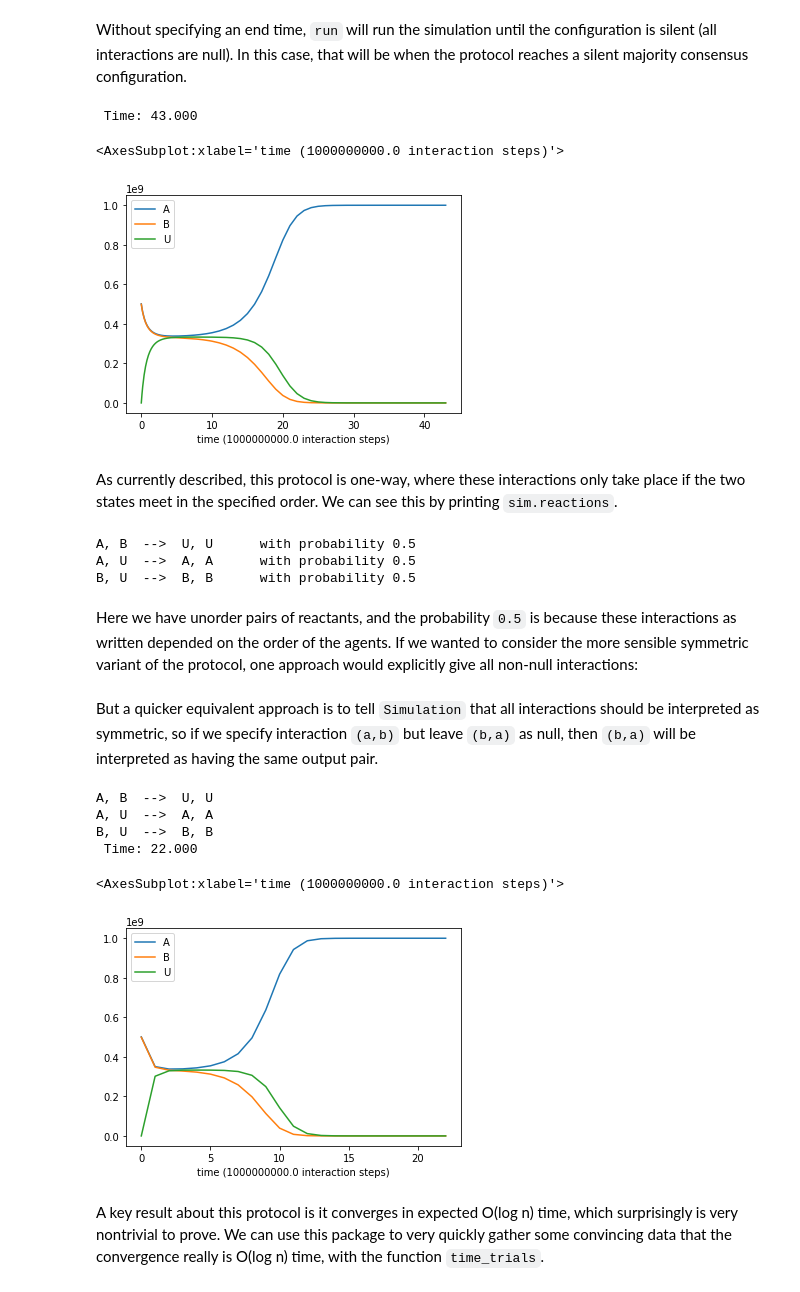
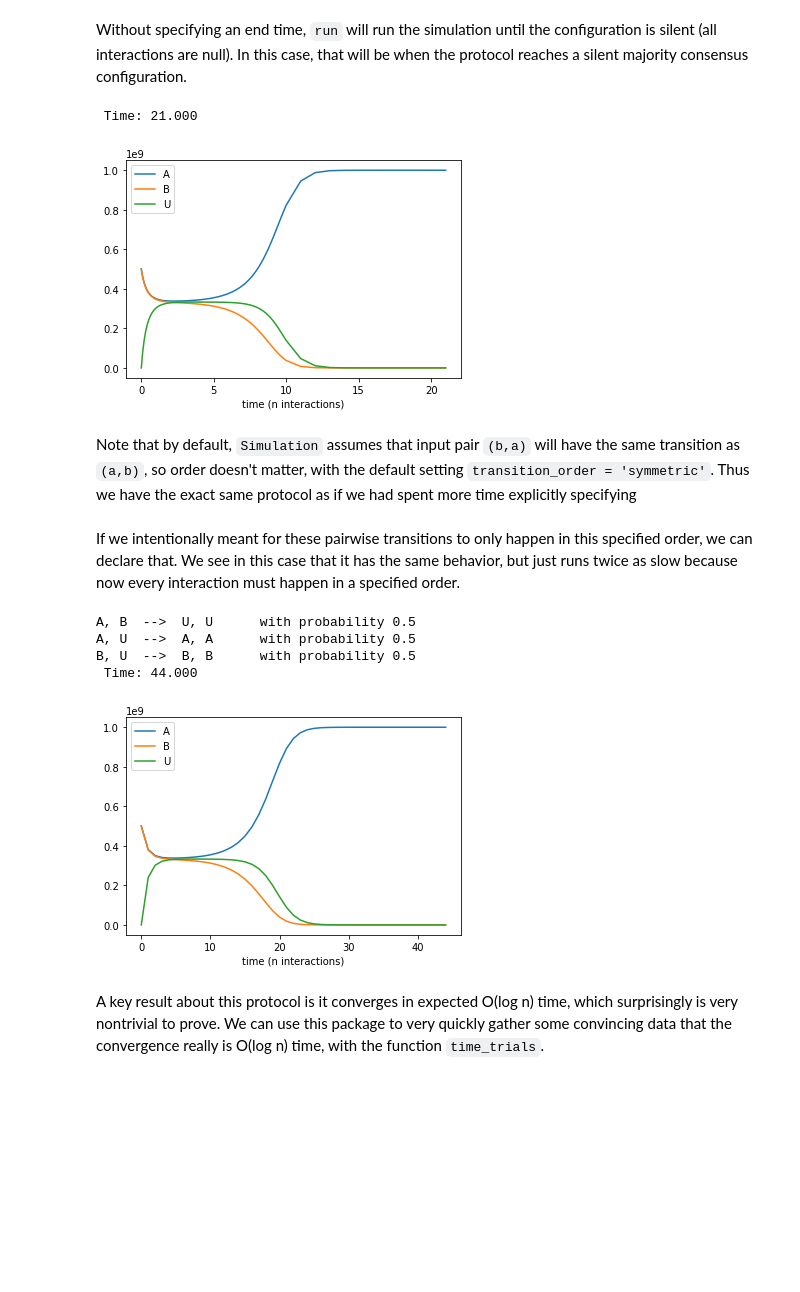
Before and after one commit to UC-Davis-molecular-computing/ppsim, a Jupyter notebook: README.ipynb, the cells around one changed output. Drawn from its saved outputs; the diff is of its cells as text; code cells hidden in the pictures; blank space fills up the shorter version.

```diff
--- a/README.ipynb
+++ b/README.ipynb
@@ -81,21 +67,13 @@ p = sim.history.plot()
 Without specifying an end time, `run` will run the simulation until the configuration is silent (all interactions are null). In this case, that will be when the protocol reaches a silent majority consensus configuration.
 # %%
 sim.run()
-sim.history.plot()
+p = sim.history.plot()
 # %% [output]
- Time: 43.000
+ Time: 21.000
-<AxesSubplot:xlabel='time (1000000000.0 interaction steps)'>
-[figure, old version]
+[figure, new version]
-# %% [markdown]
-As currently described, this protocol is one-way, where these interactions only take place if the two states meet in the specified order. We can see this by printing `sim.reactions`.
-# %%
-print(sim.reactions)
-# %% [output]
-A, B  -->  U, U      with probability 0.5
-A, U  -->  A, A      with probability 0.5
-B, U  -->  B, B      with probability 0.5
-# %% [markdown]
-Here we have unorder pairs of reactants, and the probability `0.5` is because these interactions as written depended on the order of the agents. If we wanted to consider the more sensible symmetric variant of the protocol, one approach would explicitly give all non-null interactions:
+# %% [markdown]
+Note that by default, `Simulation` assumes that input pair `(b,a)` will have the same transition as `(a,b)`, so order doesn't matter, with the default setting `transition_order = 'symmetric'`.
+Thus we have the exact same protocol as if we had spent more time explicitly specifying
 # %%
 approximate_majority_symmetric = {
     (a,b): (u,u), (b,a): (u,u),
@@ -106,17 +83,16 @@ sim = Simulation(init_config, approximate_majority_symmetric)
-# %% [markdown]
-But a quicker equivalent approach is to tell `Simulation` that all interactions should be interpreted as symmetric, so if we specify interaction `(a,b)` but leave `(b,a)` as null, then `(b,a)` will be interpreted as having the same output pair.
+# %% [markdown]
+If we intentionally meant for these pairwise transitions to only happen in this specified order, we can declare that. We see in this case that it has the same behavior, but just runs twice as slow because now every interaction must happen in a specified order.
 # %%
-sim = Simulation(init_config, approximate_majority, transition_order='symmetric')
+sim = Simulation(init_config, approximate_majority, transition_order='asymmetric')
 print(sim.reactions)
 sim.run()
-sim.history.plot()
+p = sim.history.plot()
 # %% [output]
-A, B  -->  U, U
-A, U  -->  A, A
-B, U  -->  B, B
- Time: 22.000
+A, B  -->  U, U      with probability 0.5
+A, U  -->  A, A      with probability 0.5
+B, U  -->  B, B      with probability 0.5
+ Time: 44.000
-<AxesSubplot:xlabel='time (1000000000.0 interaction steps)'>
-[figure, old version]
+[figure, new version]
 # %% [markdown]
 A key result about this protocol is it converges in expected O(log n) time, which surprisingly is very nontrivial to prove. We can use this package to very quickly gather some convincing data that the convergence really is O(log n) time, with the function `time_trials`.
 # %%
```
Also changed, not shown: parts of 18 cells of this notebook, 17 other files.
